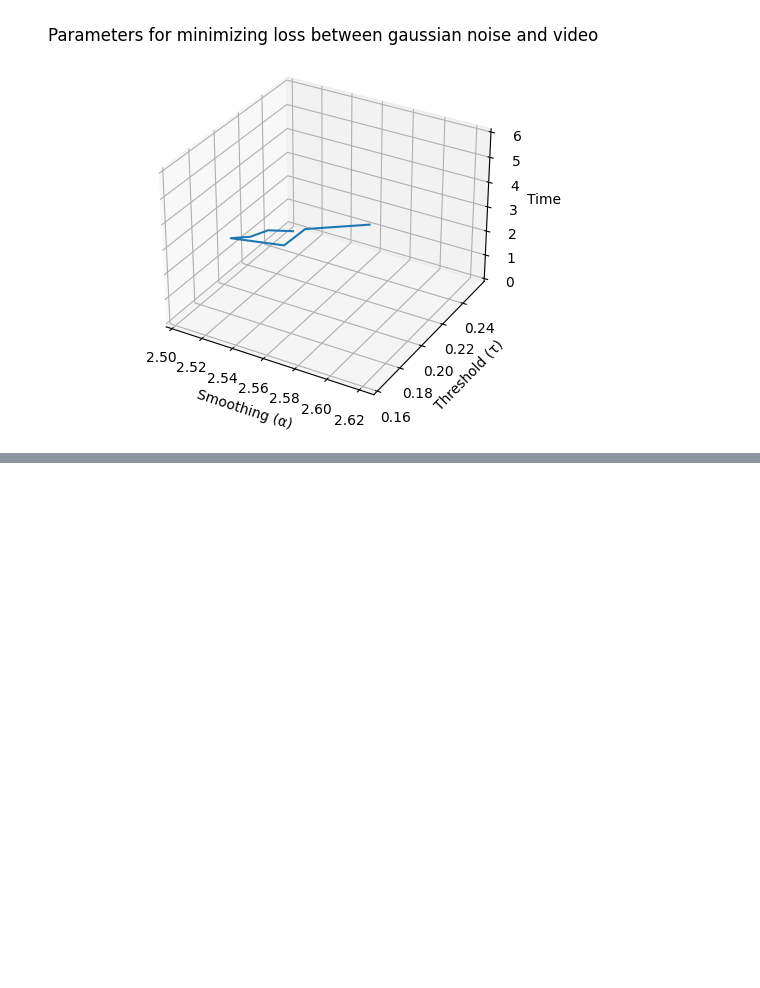
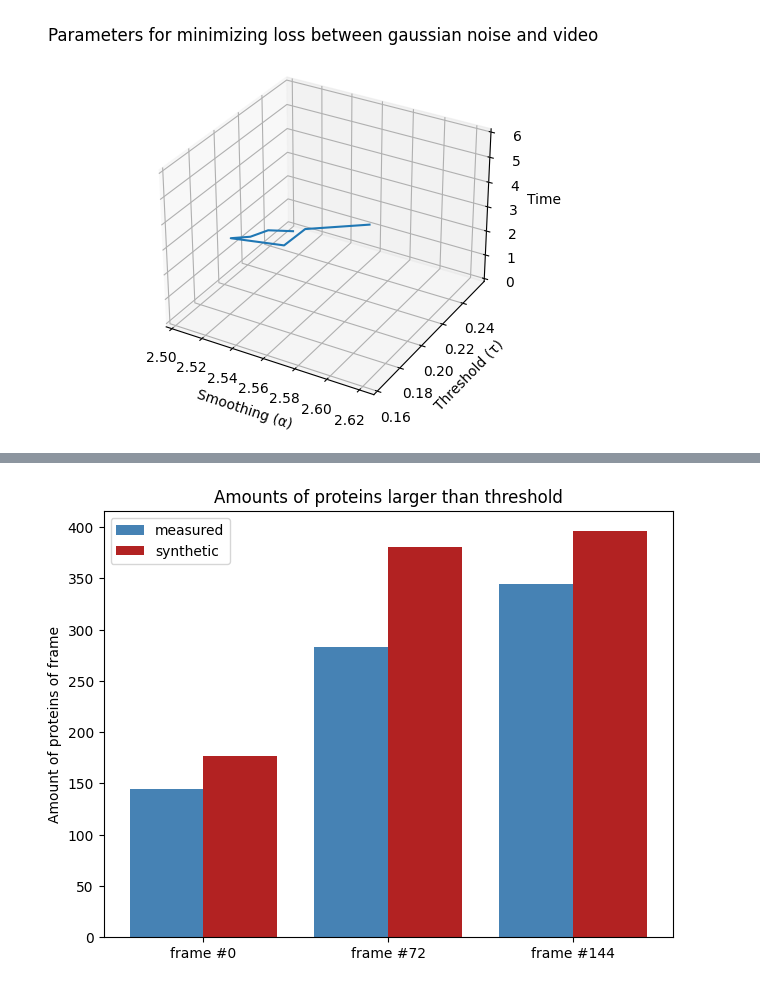
Before and after one commit to cappertherapper/Bachelorprojekt, a Jupyter notebook: gradient_descent.ipynb, the cells around one changed output, grey strips where cells are left out. Cells and saved outputs as stored; diff of their text form; code cells hidden in the pictures; blank space fills up the shorter version.

```diff
--- a/gradient_descent.ipynb
+++ b/gradient_descent.ipynb
@@ -200,3 +240,16 @@ plt.show()
+# %%
+plt.bar(X_axis - 0.2, amounts_real, 0.4, label = 'measured', color='steelblue')
+plt.bar(X_axis + 0.2, amounts_gaus, 0.4, label = 'synthetic', color='firebrick')
+
+plt.tight_layout()
+plt.xticks(X_axis, X)
+# plt.xlabel("Groups")
+plt.ylabel("Amount of proteins of frame")
+plt.title("Amounts of proteins larger than threshold")
+plt.legend()
+plt.show()
+# %% [output]
+[figure, added]
 # %%
 # def stochastic_loss(thresh, disk):
 #     noise = generate_noise(size=size, threshold=thresh, disk_size=disk, amount=4)
```
Also changed, not shown: parts of 7 cells of this notebook, 1 other file.
